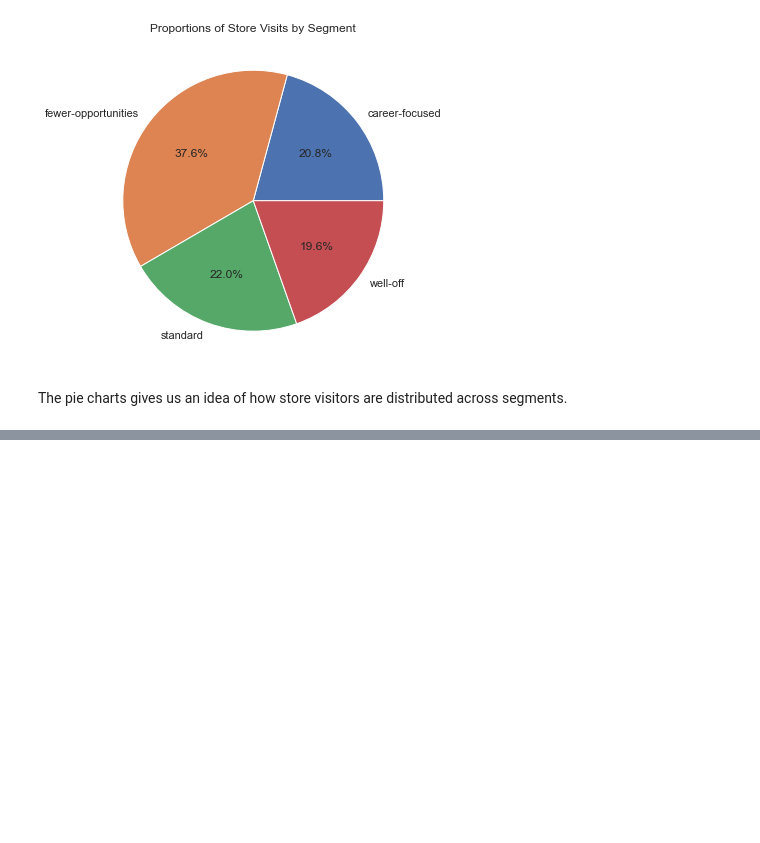
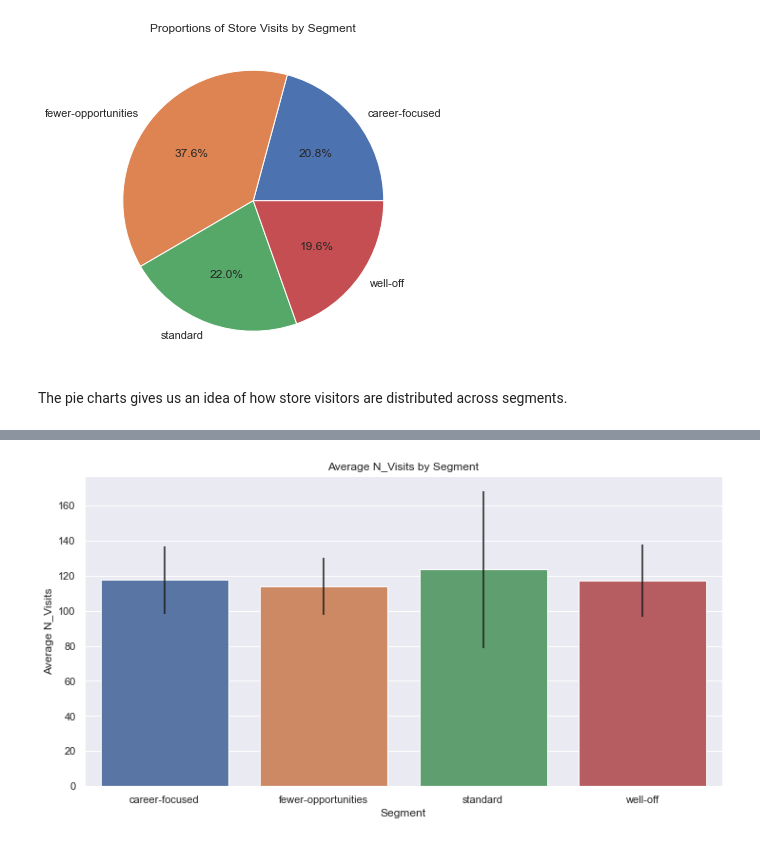
Before and after one commit to sheikhomar/customer-analytics, a Jupyter notebook: purchase_data_analysis.ipynb, the cells around one changed output, grey strips where cells are left out. Saved outputs shown, nothing was run; the diff lists cells and outputs as text; code cells hidden in the pictures; blank space fills up the shorter version.

Commit message:
Purchase behaviours by segments.

```diff
--- a/purchase_data_analysis.ipynb
+++ b/purchase_data_analysis.ipynb
@@ -19,6 +19,16 @@ from sklearn.decomposition import PCA
 import plotly.express as px
 
 sns.set()
+# %%
+def plot_avg_and_std_per_segment(df_data: pd.DataFrame, kind='N_Visits'):
+    mean_data = df_data.groupby(['SegmentLabel']).mean()[kind]
+    std_data = df_data.groupby(['SegmentLabel']).std()[kind]
+
+    fig, ax = plt.subplots(figsize=(12, 6))
+    sns.barplot(x=mean_data.index, y=mean_data, yerr=std_data, ax=ax)
+    ax.set_ylabel(f'Average {kind}')
+    ax.set_xlabel('Segment')
+    ax.set_title(f'Average {kind} by Segment');
 # %% [markdown]
 ## Data Loading
 # %% [markdown]
@@ -169,0 +192,4 @@ The pie charts gives us an idea of how store visitors are distributed across seg
+# %%
+plot_avg_and_std_per_segment(df_customer_stats, 'N_Visits')
+# %% [output]
+[figure, added]
```
Also changed, not shown: parts of 10 cells of this notebook.
